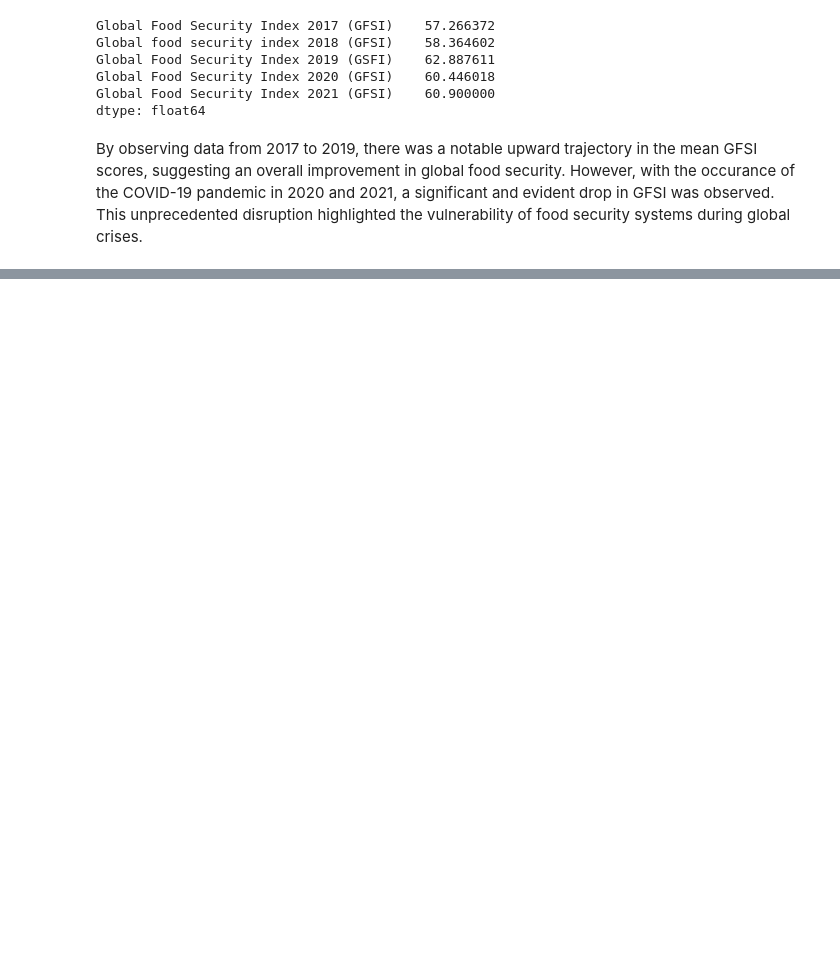
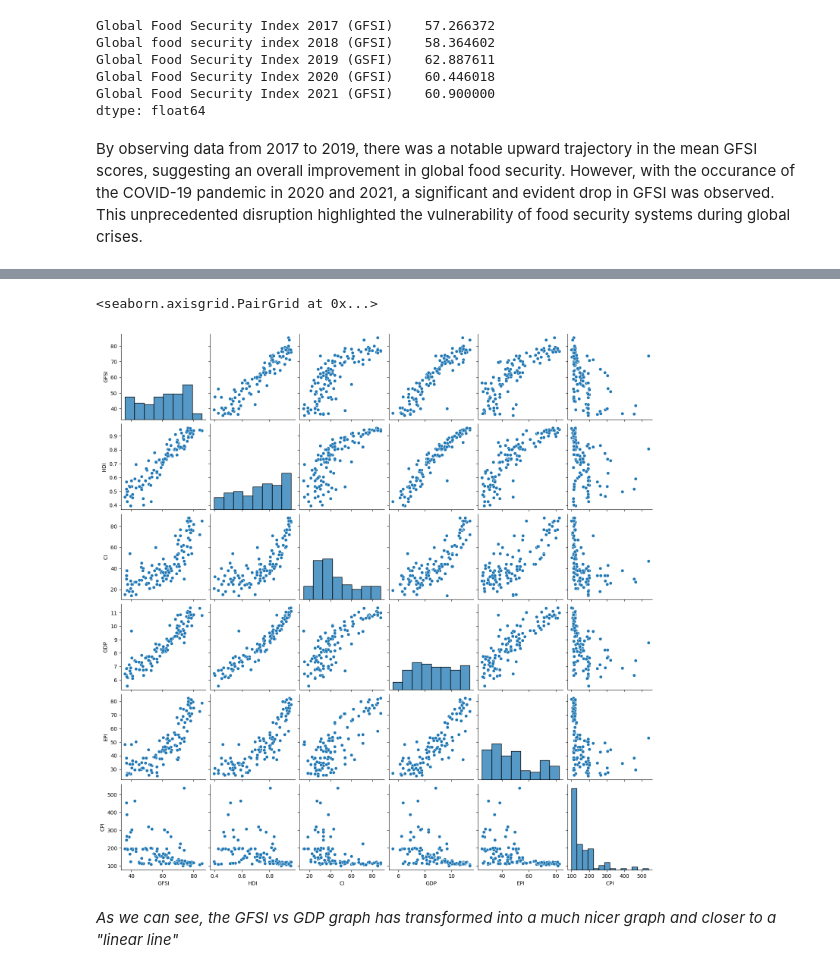
Before and after one commit to teohbenji/Global-Food-Security-Index-Predictor, a Jupyter notebook: analysis.ipynb, the cells around one changed output, grey strips where cells are left out. Cells and saved outputs as stored; diff of their text form; code cells hidden in the pictures; blank space fills up the shorter version.

```diff
--- a/analysis.ipynb
+++ b/analysis.ipynb
@@ -119,2 +137,16 @@ df = df.loc[condition, :]
+# %%
+# Lograthmic transformation of GDP column
+df.loc[:, 'GDP'] = df['GDP'].apply(lambda x: np.log(x))
+
+# Remove outlier in CPI
+condition = (df['CPI'] < df['CPI'].max())
+df = df.loc[condition, :]
+# %%
+sns.pairplot(data=df)
+# %% [output]
+<seaborn.axisgrid.PairGrid at 0x...>
+[figure, added]
+# %% [markdown]
+*As we can see, the GFSI vs GDP graph has transformed into a much nicer graph and closer to a "linear line"*
 # %%
 df.describe()
```
Also changed, not shown: parts of 25 cells of this notebook, 1 other file.
